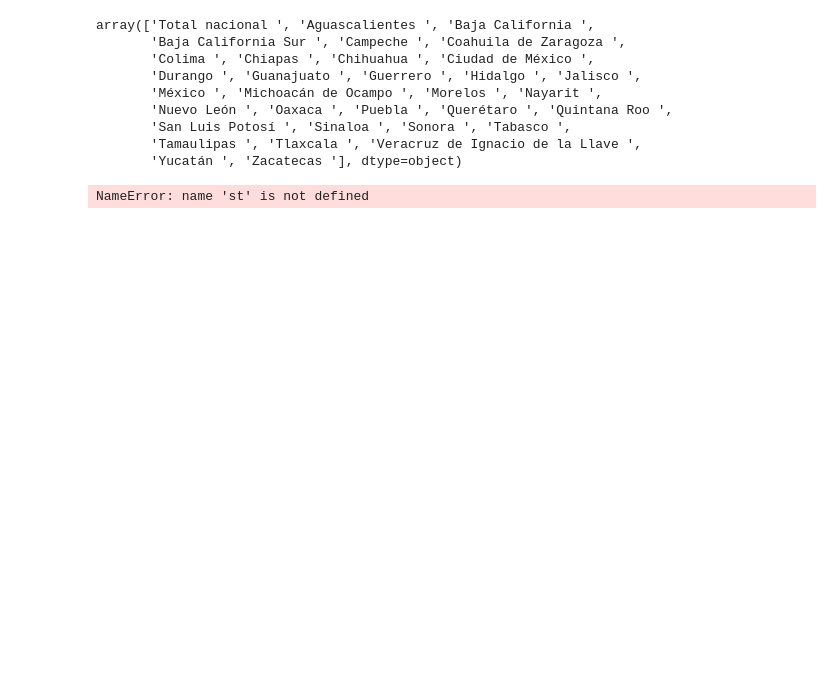
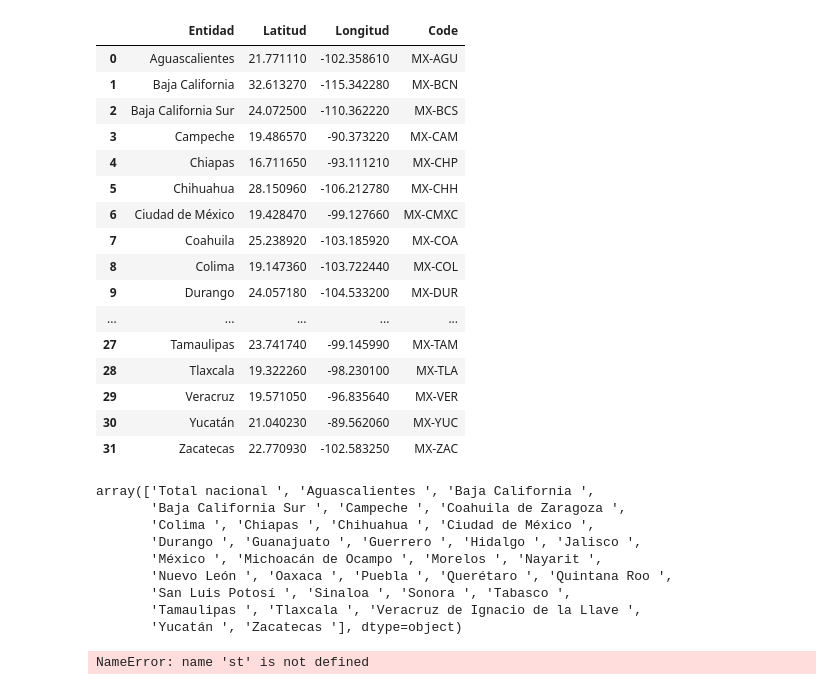
Before and after one commit to alexisalamea271828/pib_mexico, a Jupyter notebook: pruebas.ipynb, the cells around one changed output. Drawn from its saved outputs; the diff is of its cells as text; code cells hidden in the pictures; blank space fills up the shorter version.

```diff
--- a/pruebas.ipynb
+++ b/pruebas.ipynb
@@ -117,3 +74,23 @@ Name: Año, Length: 1932, dtype: object
+# %%
+informacion_estados
+# %% [output]
+|  | Entidad | Latitud | Longitud | Code |
+| 0 | Aguascalientes | 21.771110 | -102.358610 | MX-AGU |
+| 1 | Baja California | 32.613270 | -115.342280 | MX-BCN |
+| 2 | Baja California Sur | 24.072500 | -110.362220 | MX-BCS |
+| 3 | Campeche | 19.486570 | -90.373220 | MX-CAM |
+| 4 | Chiapas | 16.711650 | -93.111210 | MX-CHP |
+| 5 | Chihuahua | 28.150960 | -106.212780 | MX-CHH |
+| 6 | Ciudad de México | 19.428470 | -99.127660 | MX-CMXC |
+| 7 | Coahuila | 25.238920 | -103.185920 | MX-COA |
+| 8 | Colima | 19.147360 | -103.722440 | MX-COL |
+| 9 | Durango | 24.057180 | -104.533200 | MX-DUR |
+| ... | ... | ... | ... | ... |
+| 27 | Tamaulipas | 23.741740 | -99.145990 | MX-TAM |
+| 28 | Tlaxcala | 19.322260 | -98.230100 | MX-TLA |
+| 29 | Veracruz | 19.571050 | -96.835640 | MX-VER |
+| 30 | Yucatán | 21.040230 | -89.562060 | MX-YUC |
+| 31 | Zacatecas | 22.770930 | -102.583250 | MX-ZAC |
 # %%
 df['Año'] = df['Año'].astype('int64')
 # %%
```
Also changed, not shown: parts of 16 cells of this notebook, 5 other files.
